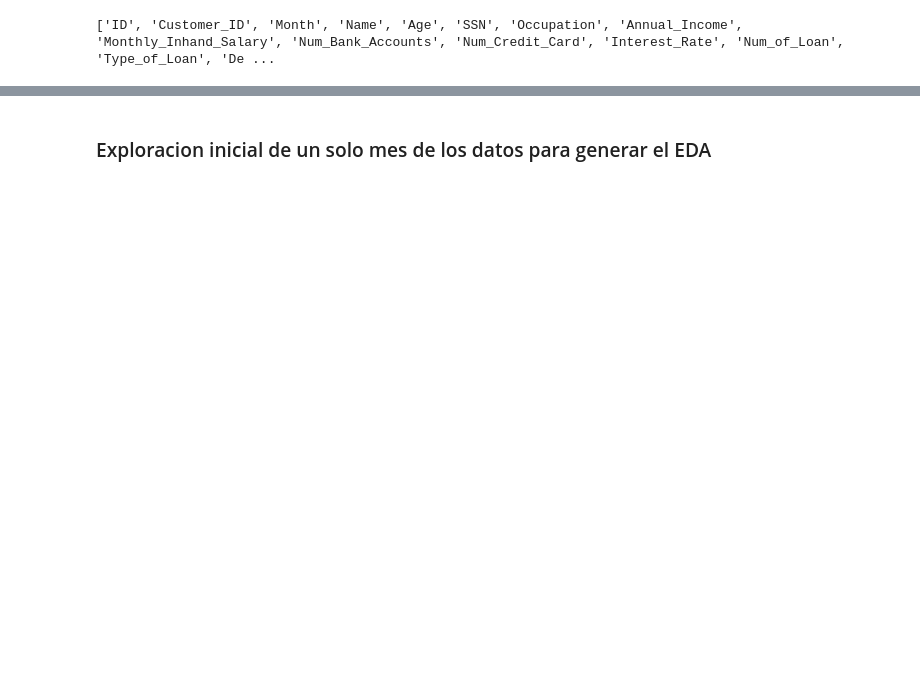
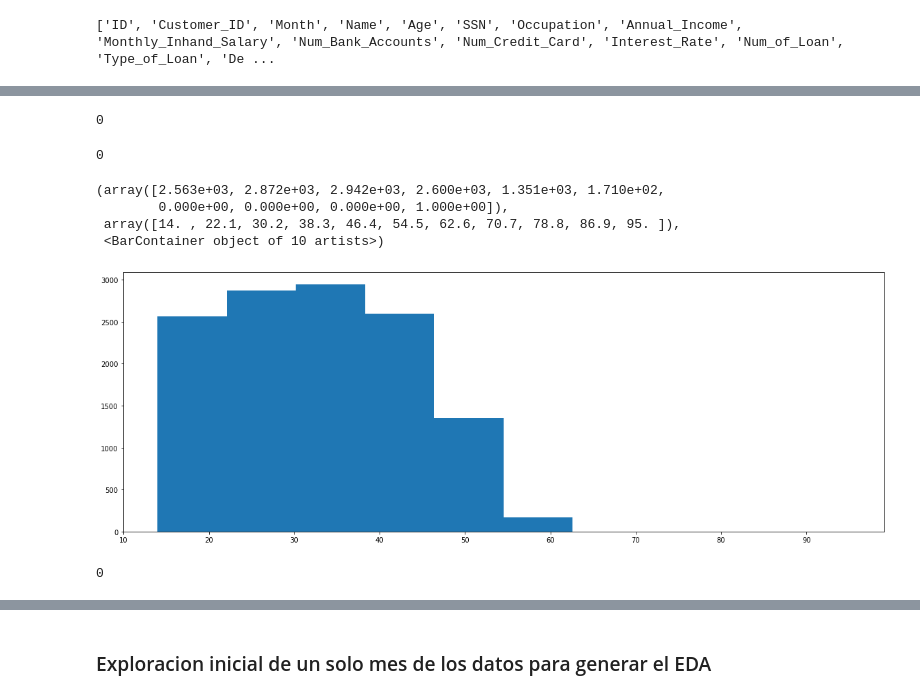
Before and after one commit to JuanPalms/Data-Mining, a Jupyter notebook: EDA_Scoring.ipynb, the cells around one changed output, grey strips where cells are left out. Drawn from its saved outputs; the diff is of its cells as text; code cells hidden in the pictures; blank space fills up the shorter version.

```diff
--- a/EDA_Scoring.ipynb
+++ b/EDA_Scoring.ipynb
@@ -240,0 +515,29 @@ print(datos_train['Month'].nbytes)
+# %%
+#SOLVING Num_of_Loan
+def cut_outliers(x,y):
+    if (x>=0) & (x<=y): #cuando apliques esta funcion pon el valor del quantil 98
+        #El minimo lo dejo como cero porque por ahora no hay ninguna cantidad que pueda/deba tener negativos
+        return x
+    else:
+        return None
+# %%
+Enero_train['Age'] = Enero_train.apply(lambda x: cut_outliers(x['Age'],100), axis=1)
+# %%
+Enero_train['Age'].fillna(Enero_train['Moda_edad'],inplace=True)
+Enero_train['Age'].isna().sum()
+# %% [output]
+0
+# %%
+Enero_train['Age'].fillna(Enero_train['Moda_edad'],inplace=True)
+Enero_train['Age'].isna().sum()
+# %% [output]
+0
+# %%
+fig = plt.figure(1, figsize=(20, 7))
+plt.hist(Enero_train['Age'])
+# %% [output]
+(array([2.563e+03, 2.872e+03, 2.942e+03, 2.600e+03, 1.351e+03, 1.710e+02,
+        0.000e+00, 0.000e+00, 0.000e+00, 1.000e+00]),
+ array([14. , 22.1, 30.2, 38.3, 46.4, 54.5, 62.6, 70.7, 78.8, 86.9, 95. ]),
+ <BarContainer object of 10 artists>)
+[figure, added]
@@ -240,0 +551,4 @@ print(datos_train['Month'].nbytes)
+# %%
+Enero_train['Occupation'].isna().sum()
+# %% [output]
+0
```
Also changed, not shown: parts of 102 cells of this notebook.
